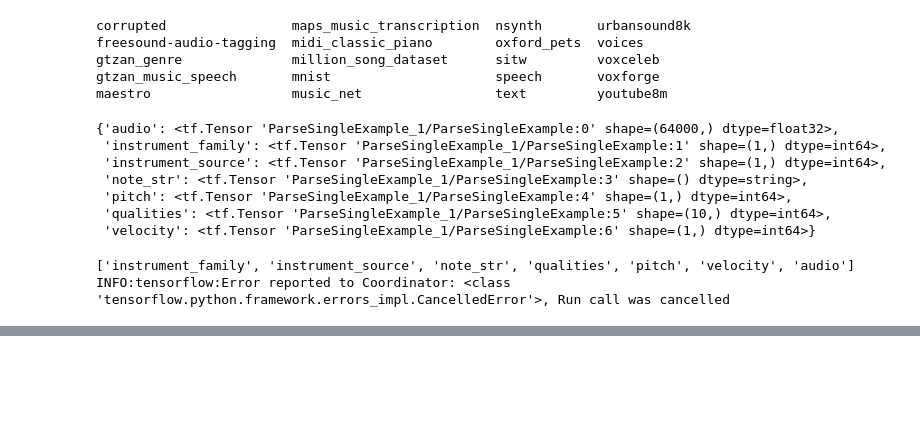
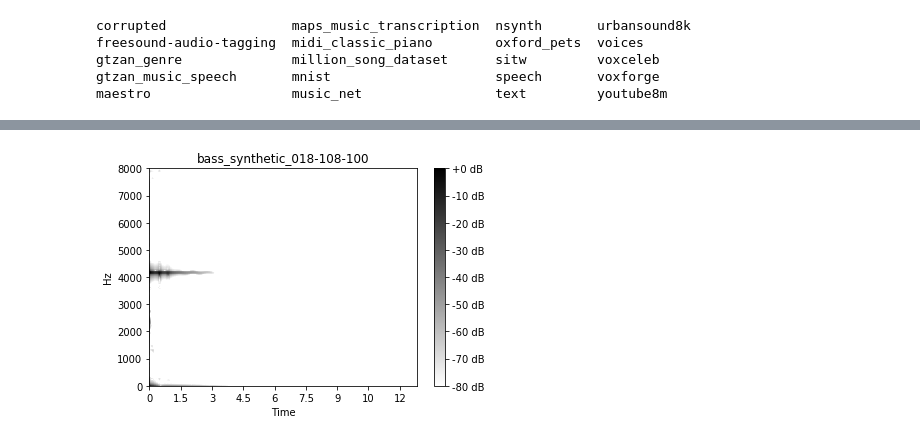
Before and after one commit to aagnone3/audio-sigproc-playground, a Jupyter notebook: nsynth_read.ipynb, the cells around one changed output, grey strips where cells are left out. Drawn from its saved outputs; the diff is of its cells as text; code cells hidden in the pictures; blank space fills up the shorter version.

```diff
--- a/nsynth_read.ipynb
+++ b/nsynth_read.ipynb
@@ -19,25 +23,41 @@ maestro                  music_net                 text         youtube8m
 # %%
 train_record_fn = "/corpora/nsynth/nsynth-train.tfrecord"
 assert path.exists(train_record_fn)
-# %%
-ds = NSynthDataset(train_record_fn, is_training=True)
-batch = ds.get_example(1)
-batch
-# %% [output]
-{'audio': <tf.Tensor 'ParseSingleExample_1/ParseSingleExample:0' shape=(64000,) dtype=float32>,
- 'instrument_family': <tf.Tensor 'ParseSingleExample_1/ParseSingleExample:1' shape=(1,) dtype=int64>,
- 'instrument_source': <tf.Tensor 'ParseSingleExample_1/ParseSingleExample:2' shape=(1,) dtype=int64>,
- 'note_str': <tf.Tensor 'ParseSingleExample_1/ParseSingleExample:3' shape=() dtype=string>,
- 'pitch': <tf.Tensor 'ParseSingleExample_1/ParseSingleExample:4' shape=(1,) dtype=int64>,
- 'qualities': <tf.Tensor 'ParseSingleExample_1/ParseSingleExample:5' shape=(10,) dtype=int64>,
- 'velocity': <tf.Tensor 'ParseSingleExample_1/ParseSingleExample:6' shape=(1,) dtype=int64>}
 # %%
-with tf.Session(config=tf.ConfigProto(device_count={'GPU': 0})) as sess:
-    coord = tf.train.Coordinator()
-    threads = tf.train.start_queue_runners(sess=sess, coord=coord)
+# ds = NSynthDataset(train_record_fn, is_training=True)
+# batch = ds.get_example(10)
 
-    batch = sess.run(batch)
-    print(batch.keys())
+# def random_example():
+
+#     with tf.Session(config=tf.ConfigProto()) as sess:
+#         coord = tf.train.Coordinator()
+#         threads = tf.train.start_queue_runners(sess=sess, coord=coord)
+#         example = sess.run(batch)
+#     return example
-# %% [output]
-['instrument_family', 'instrument_source', 'note_str', 'qualities', 'pitch', 'velocity', 'audio']
-INFO:tensorflow:Error reported to Coordinator: <class 'tensorflow.python.framework.errors_impl.CancelledError'>, Run call was cancelled
+# %%
+filenames = tf.placeholder(tf.string, shape=[None])
+dataset = tf.data.TFRecordDataset(filenames)
+dataset = dataset.shuffle(buffer_size=int(2**10))
+dataset = dataset.batch(int(2**10))
+iterator = dataset.make_initializable_iterator()
+next_element = iterator.get_next()
+examples = list()
+
+def decode(serialized_example):
+    features = {
+        "note_str": tf.FixedLenFeature([], dtype=tf.string),
+        "pitch": tf.FixedLenFeature([1], dtype=tf.int64),
+        "velocity": tf.FixedLenFeature([1], dtype=tf.int64),
+        "audio": tf.FixedLenFeature([64000], dtype=tf.float32),
+        "qualities": tf.FixedLenFeature([10], dtype=tf.int64),
+        "sample_rate": tf.FixedLenFeature([], dtype=tf.int64),
+        "instrument_source": tf.FixedLenFeature([1], dtype=tf.int64),
+        "instrument_family": tf.FixedLenFeature([1], dtype=tf.int64),
+    }
+    return tf.parse_single_example(serialized_example, features)
+
+with tf.Session(config=tf.ConfigProto()) as sess:
+    sess.run(iterator.initializer, feed_dict={filenames: [train_record_fn]})
+
+    example_tensors = sess.run(next_element)
+    examples += [sess.run(decode(example)) for example in example_tensors]
@@ -43,0 +66,6 @@ INFO:tensorflow:Error reported to Coordinator: <class 'tensorflow.python.framewo
+# %%
+example = np.random.choice(examples)
+plot_spec(example['audio'], sr=example['sample_rate'])
+plt.title(example['note_str'])
+ipd.Audio(example['audio'], rate=example['sample_rate'])
+# %% [output]
@@ -43,0 +73 @@ INFO:tensorflow:Error reported to Coordinator: <class 'tensorflow.python.framewo
+[figure, added]
```
Also changed, not shown: parts of 6 cells of this notebook.
